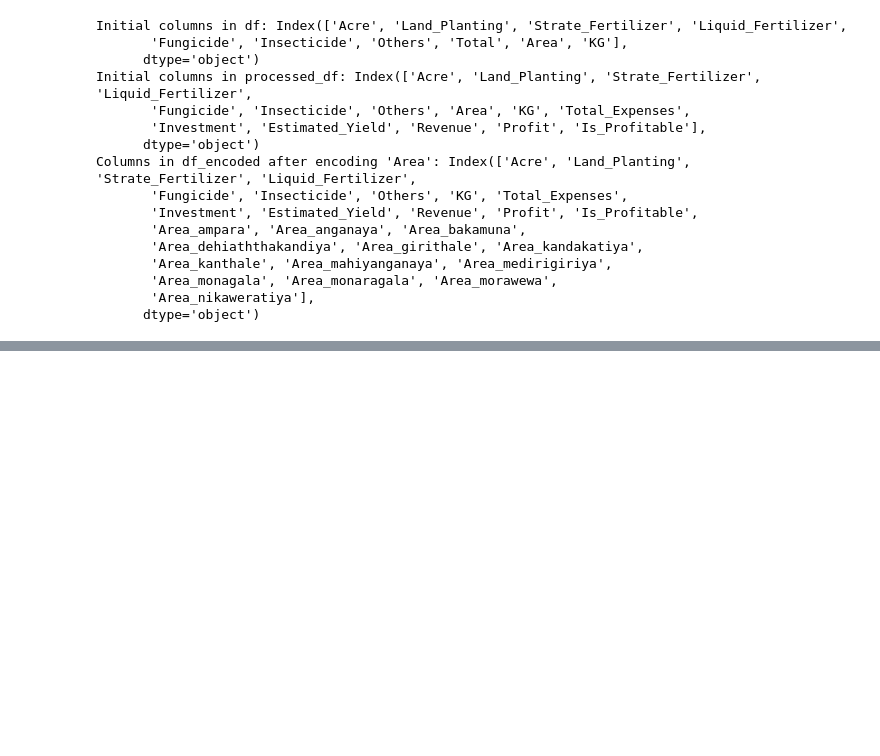
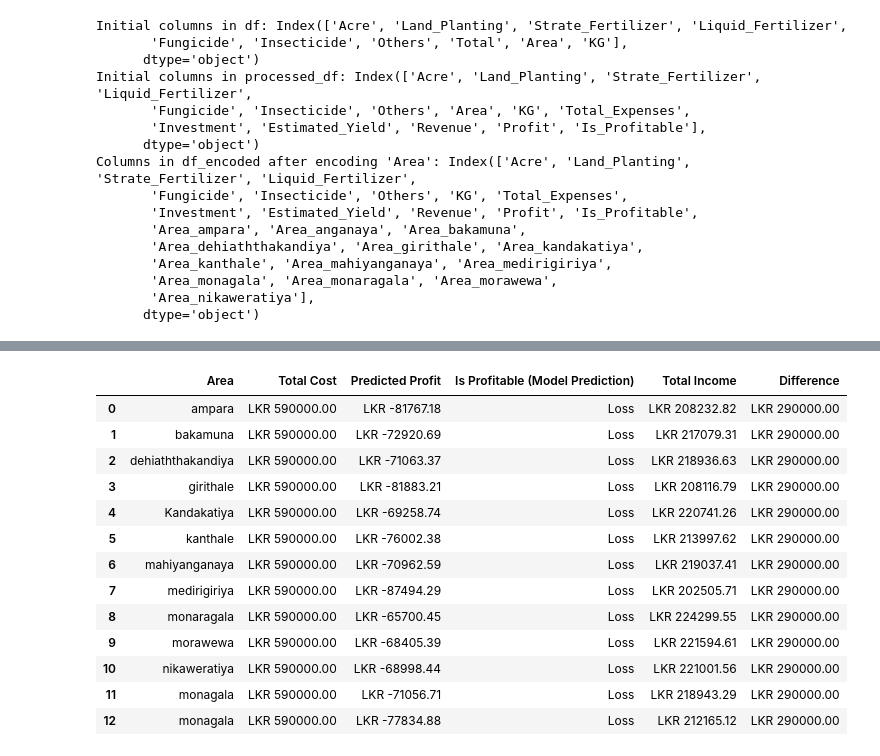
Before and after one commit to AdhiDevX369/Acres, a Jupyter notebook: notebooks/experiment/finalized.ipynb, the cells around one changed output, grey strips where cells are left out. Drawn from its saved outputs; the diff is of its cells as text; code cells hidden in the pictures; blank space fills up the shorter version.

```diff
--- a/notebooks/experiment/finalized.ipynb
+++ b/notebooks/experiment/finalized.ipynb
@@ -247,9 +239,8 @@ def preprocess_train_and_save_models(processed_df, processed_df_without_filter,
 # usage
 regression_model_path = '../../models/regression_model.pkl'
 classification_model_path = '../../models/classification_model.pkl'
-expenses_model_path = '../../models/expenses_model.pkl'
 
-regression_model, classification_model, expenses_model = preprocess_train_and_save_models(processed_df, processed_df_without_filter, regression_model_path, classification_model_path, expenses_model_path)
+regression_model, classification_model = preprocess_train_and_save_models(processed_df, processed_df_without_filter, regression_model_path, classification_model_path)
 # %% [output]
 Original dataset 'Area' values: ['ampara' 'bakamuna' 'dehiaththakandiya' 'girithale' 'kandakatiya'
  'kanthale' 'mahiyanganaya' 'medirigiriya' 'monaragala' 'morawewa'
@@ -445,9 +433,16 @@ Columns in df_encoded after encoding 'Area': Index(['Acre', 'Land_Planting', 'St
 # %%
 
 # Display the results with real-world measurements
-print(f"Predicted Total Expenses: LKR {predicted_profitability['Predicted_Expenses']:.2f}")
+
+print(f"Total Cost: LKR {investment_value + additional_cost:.2f}")
 print(f"Predicted Profit: LKR {predicted_profitability['Predicted_Profit']:.2f}")
 print(f"Is Profitable (Model Prediction): {profit_or_loss}")
-print(f"Adjusted Profitability: LKR {predicted_profitability['Adjusted_Profitability']:.2f}")
-print(f"Is Profitable Adjusted (Based on Investment and Initial Cost): {adjusted_profit_or_loss}")
+print(f"Total Income: LKR {investment_value + predicted_profitability['Predicted_Profit']:.2f}")
+total_income = investment_value - additional_cost + predicted_profitability['Predicted_Profit']
+difference_value = total_income - predicted_profitability['Predicted_Profit']
+
+if difference_value == investment_value:
+    print(f"No Defferece")
+else:
+    print(f"Difference: LKR {difference_value:.2f}")
 # %% [output]
@@ -458,0 +459,4 @@ Is Profitable Adjusted (Based on Investment and Initial Cost): No
+# %%
+cc = load_dataset('../../data/Raw/Dataset.csv')
+cc = cc.rename(columns=lambda x: x.strip())
+cc['Area'].unique()
@@ -458,0 +468,49 @@ Is Profitable Adjusted (Based on Investment and Initial Cost): No
+# %%
+import pandas as pd
+
+# Define the areas and other parameters
+areas = ['ampara', 'bakamuna', 'dehiaththakandiya', 'girithale',
+         'Kandakatiya', 'kanthale', 'mahiyanganaya', 'medirigiriya',
+         'monaragala', 'morawewa', 'nikaweratiya', 'monagala ', 'monagala',
+         'anganaya']
+
+investment_value = 290000  # Example investment value
+price_per_kg = 100  # Example price per KG
+additional_cost = 300000  # Example initial cost
+acres = 1  # Example acres filter
+
+# List to store the results
+results = []
+
+for area in areas:
+    cc = load_dataset('../../data/Raw/Dataset.csv')
+    cc = cc.rename(columns=lambda x: x.strip())
+    filtered_df = preprocess_data(cc, investment_value, price_per_kg, additional_cost, area, acres)
+    if filtered_df.empty:
+        continue
+    predicted_profitability = predict_profitability(
+        investment_value, price_per_kg, additional_cost, area, acres, '../../models/regression_model.pkl', '../../models/classification_model.pkl'
+    )
+    profit_or_loss = "Profit" if predicted_profitability['Is_Profitable'] else "Loss"
+    adjusted_profit_or_loss = "Yes" if predicted_profitability['Is_Profitable_Adjusted'] else "No"
+
+    # Calculate total and difference
+    total_income = investment_value + predicted_profitability['Predicted_Profit']
+    difference = total_income - predicted_profitability['Predicted_Profit']
+
+    # Append the results to the list
+    results.append({
+        'Area': area,
+        'Total Cost': f"LKR {investment_value + additional_cost:.2f}",
+        'Predicted Profit': f"LKR {predicted_profitability['Predicted_Profit']:.2f}",
+        'Is Profitable (Model Prediction)': profit_or_loss,
+        'Total Income': f"LKR {total_income:.2f}",
+        'Difference': f"LKR {difference:.2f}"
+    })
+
+# Convert the results to a DataFrame
+results_df = pd.DataFrame(results)
+
+# Display the DataFrame
+results_df
+# %% [output]
@@ -458,0 +534,14 @@ Is Profitable Adjusted (Based on Investment and Initial Cost): No
+|  | Area | Total Cost | Predicted Profit | Is Profitable (Model Prediction) | Total Income | Difference |
+| 0 | ampara | LKR 590000.00 | LKR -81767.18 | Loss | LKR 208232.82 | LKR 290000.00 |
+| 1 | bakamuna | LKR 590000.00 | LKR -72920.69 | Loss | LKR 217079.31 | LKR 290000.00 |
+| 2 | dehiaththakandiya | LKR 590000.00 | LKR -71063.37 | Loss | LKR 218936.63 | LKR 290000.00 |
+| 3 | girithale | LKR 590000.00 | LKR -81883.21 | Loss | LKR 208116.79 | LKR 290000.00 |
+| 4 | Kandakatiya | LKR 590000.00 | LKR -69258.74 | Loss | LKR 220741.26 | LKR 290000.00 |
+| 5 | kanthale | LKR 590000.00 | LKR -76002.38 | Loss | LKR 213997.62 | LKR 290000.00 |
+| 6 | mahiyanganaya | LKR 590000.00 | LKR -70962.59 | Loss | LKR 219037.41 | LKR 290000.00 |
+| 7 | medirigiriya | LKR 590000.00 | LKR -87494.29 | Loss | LKR 202505.71 | LKR 290000.00 |
+| 8 | monaragala | LKR 590000.00 | LKR -65700.45 | Loss | LKR 224299.55 | LKR 290000.00 |
+| 9 | morawewa | LKR 590000.00 | LKR -68405.39 | Loss | LKR 221594.61 | LKR 290000.00 |
+| 10 | nikaweratiya | LKR 590000.00 | LKR -68998.44 | Loss | LKR 221001.56 | LKR 290000.00 |
+| 11 | monagala | LKR 590000.00 | LKR -71056.71 | Loss | LKR 218943.29 | LKR 290000.00 |
+| 12 | monagala | LKR 590000.00 | LKR -77834.88 | Loss | LKR 212165.12 | LKR 290000.00 |
```
Also changed, not shown: parts of 8 cells of this notebook, 1 other file.
